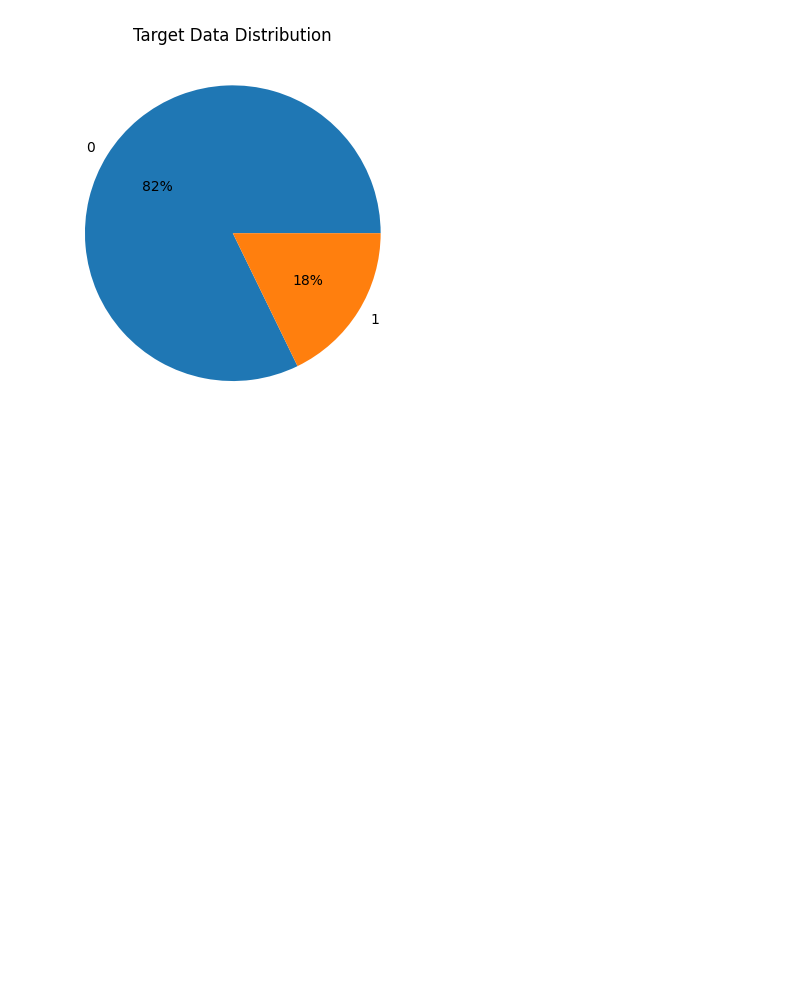
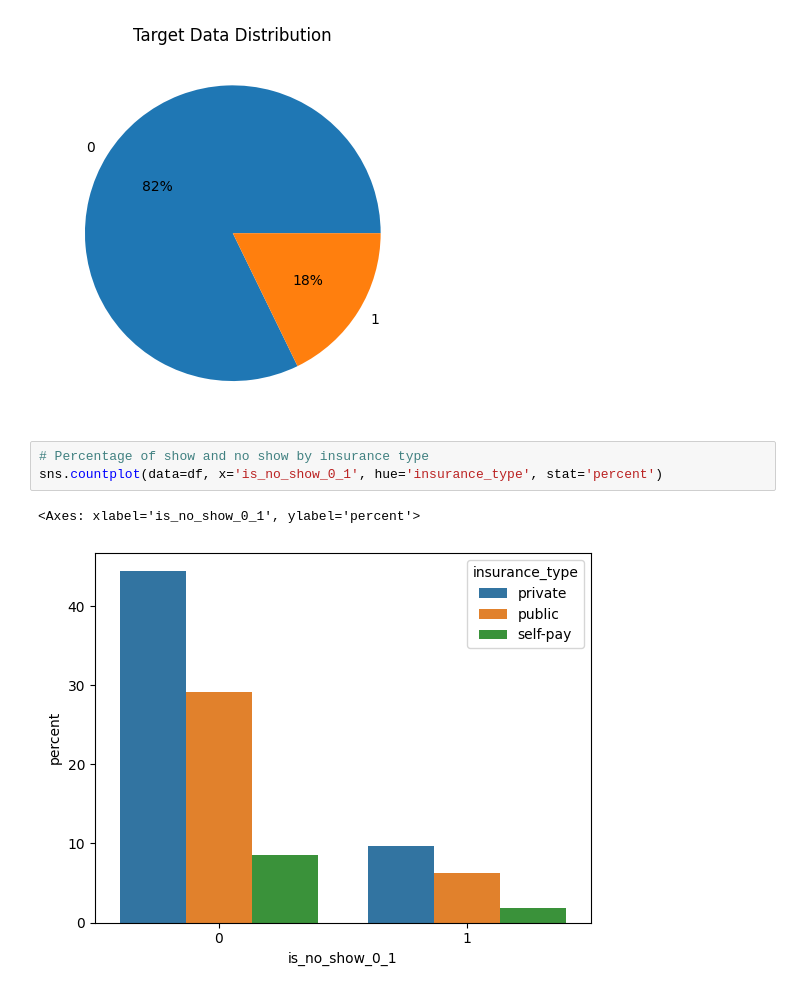
Before and after one commit to ssunuwar33/healthplusclinic, a Jupyter notebook: notebooks/01_eda.ipynb, the cells around one changed output. Cells and saved outputs as stored; diff of their text form; blank space fills up the shorter version.

```diff
--- a/notebooks/01_eda.ipynb
+++ b/notebooks/01_eda.ipynb
@@ -288,3 +288,9 @@ plt.title("Target Data Distribution")
 # %% [output]
 Text(0.5, 1.0, 'Target Data Distribution')
 [figure]
+# %%
+# Percentage of show and no show by insurance type
+sns.countplot(data=df, x='is_no_show_0_1', hue='insurance_type', stat='percent')
+# %% [output]
+<Axes: xlabel='is_no_show_0_1', ylabel='percent'>
+[figure, added]
```
Also changed, not shown: parts of 3 cells of this notebook.
